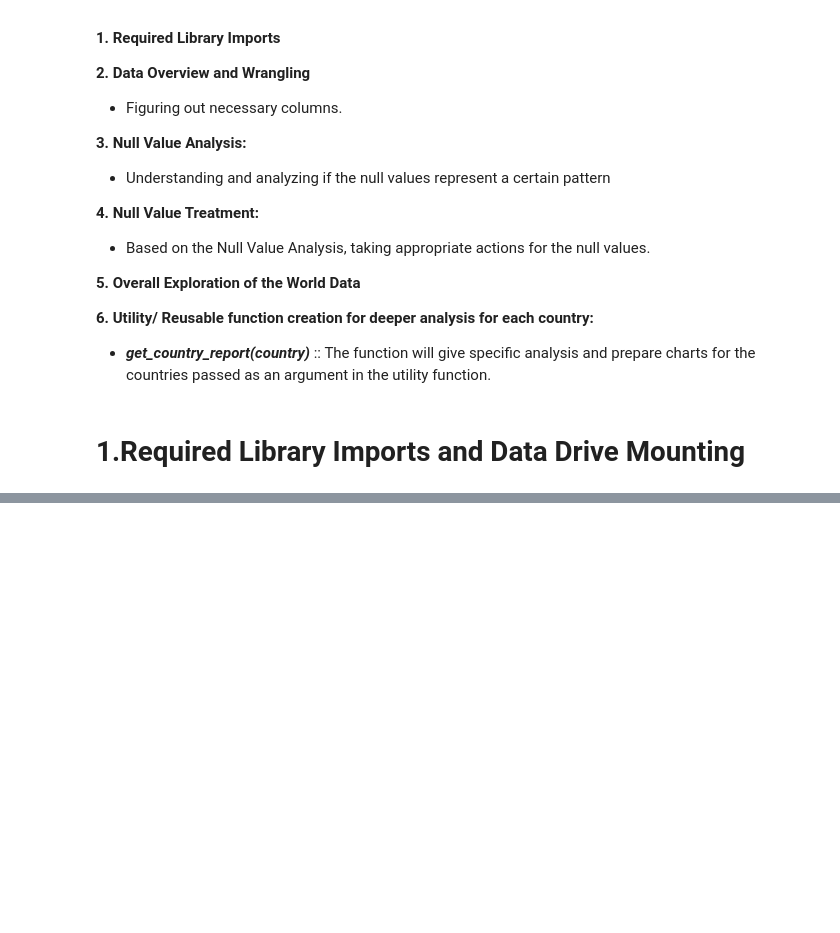
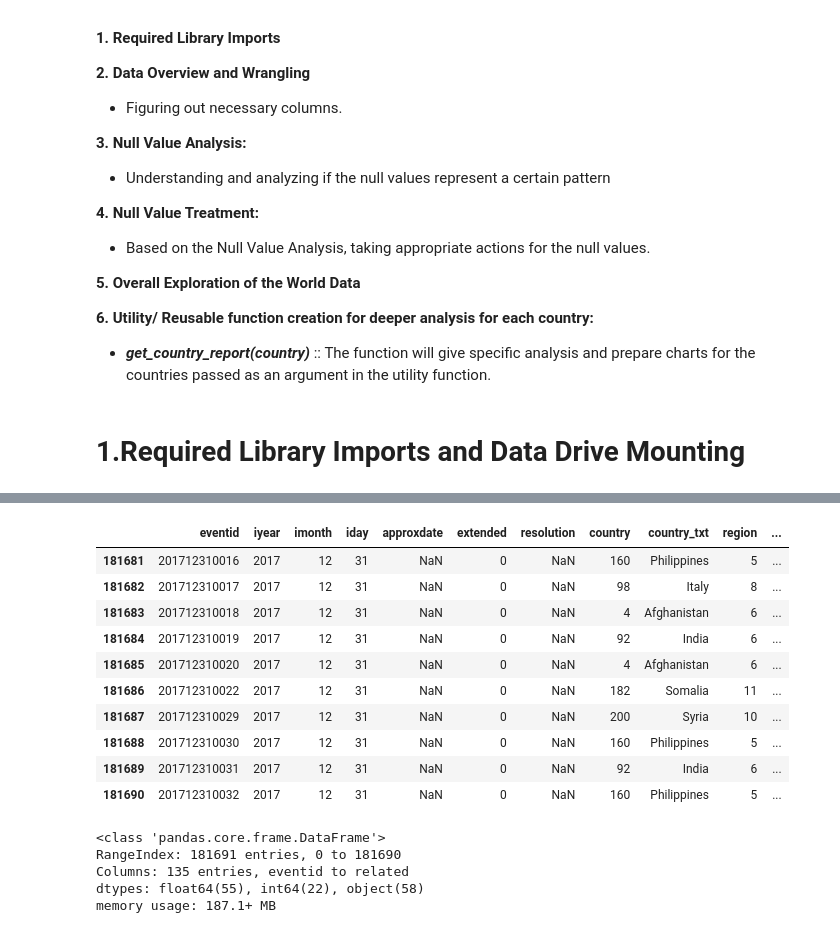
Before and after one commit to vinayakpotdar2114/Capstone-Project-1-EDA-Global-Terrorism-Analysis, a Jupyter notebook: Capstone_Project_1_EDA_Global_Terrorism_Analysis.ipynb, the cells around one changed output, grey strips where cells are left out. Saved outputs shown, nothing was run; the diff lists cells and outputs as text; code cells hidden in the pictures; blank space fills up the shorter version.

```diff
--- a/Capstone_Project_1_EDA_Global_Terrorism_Analysis.ipynb
+++ b/Capstone_Project_1_EDA_Global_Terrorism_Analysis.ipynb
@@ -50,0 +68,22 @@ data=pd.read_csv(r"/content/drive/MyDrive/Colab Notebooks/CAPSTONE PROJECT 1 EDA
+# %%
+data.tail(10)
+# %% [output]
+|  | eventid | iyear | imonth | iday | approxdate | extended | resolution | country | country_txt | region | ... |
+| 181681 | 201712310016 | 2017 | 12 | 31 | NaN | 0 | NaN | 160 | Philippines | 5 | ... |
+| 181682 | 201712310017 | 2017 | 12 | 31 | NaN | 0 | NaN | 98 | Italy | 8 | ... |
+| 181683 | 201712310018 | 2017 | 12 | 31 | NaN | 0 | NaN | 4 | Afghanistan | 6 | ... |
+| 181684 | 201712310019 | 2017 | 12 | 31 | NaN | 0 | NaN | 92 | India | 6 | ... |
+| 181685 | 201712310020 | 2017 | 12 | 31 | NaN | 0 | NaN | 4 | Afghanistan | 6 | ... |
+| 181686 | 201712310022 | 2017 | 12 | 31 | NaN | 0 | NaN | 182 | Somalia | 11 | ... |
+| 181687 | 201712310029 | 2017 | 12 | 31 | NaN | 0 | NaN | 200 | Syria | 10 | ... |
+| 181688 | 201712310030 | 2017 | 12 | 31 | NaN | 0 | NaN | 160 | Philippines | 5 | ... |
+| 181689 | 201712310031 | 2017 | 12 | 31 | NaN | 0 | NaN | 92 | India | 6 | ... |
+| 181690 | 201712310032 | 2017 | 12 | 31 | NaN | 0 | NaN | 160 | Philippines | 5 | ... |
+# %%
+data.info()
+# %% [output]
+<class 'pandas.core.frame.DataFrame'>
+RangeIndex: 181691 entries, 0 to 181690
+Columns: 135 entries, eventid to related
+dtypes: float64(55), int64(22), object(58)
+memory usage: 187.1+ MB
```
Also changed, not shown: parts of 18 cells of this notebook.
